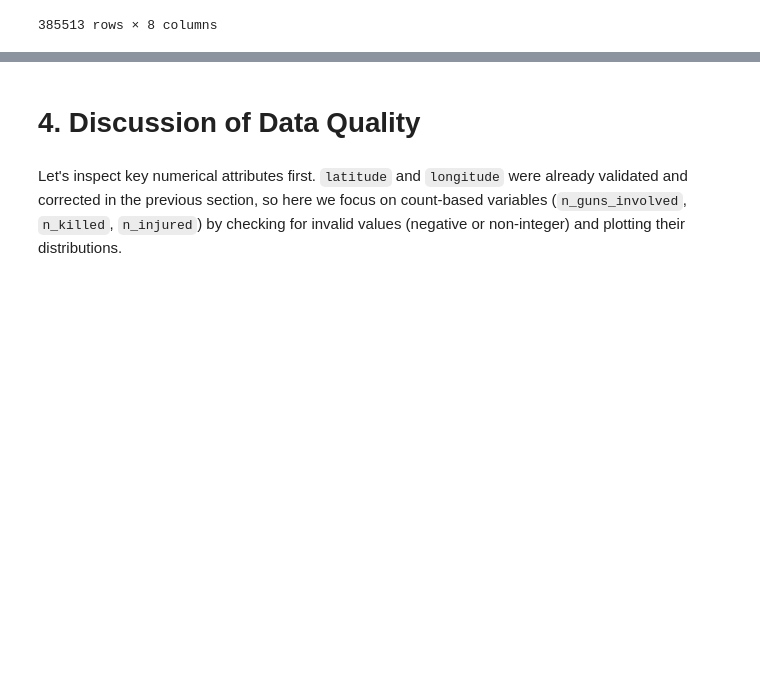
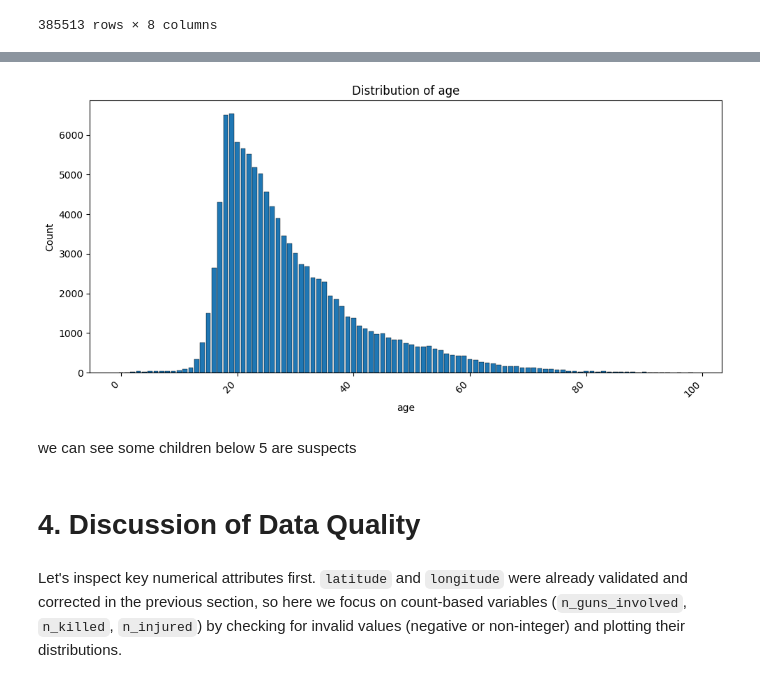
Before and after one commit to Neukz/gun-violence-analysis, a Jupyter notebook: 01_problem_and_data_understanding.ipynb, the cells around one changed output, grey strips where cells are left out. Drawn from its saved outputs; the diff is of its cells as text; code cells hidden in the pictures; blank space fills up the shorter version.

```diff
--- a/01_problem_and_data_understanding.ipynb
+++ b/01_problem_and_data_understanding.ipynb
@@ -606,3 +610,9 @@ person_df
+# %%
+plot_barplot(person_df[person_df['type'] == 'Subject-Suspect']['age'])
+# %% [output]
+[figure, added]
+# %% [markdown]
+we can see some children below 5 are suspects
 # %% [markdown]
 # 4. Discussion of Data Quality
 # %% [markdown]
```
Also changed, not shown: parts of 1 cell of this notebook.
